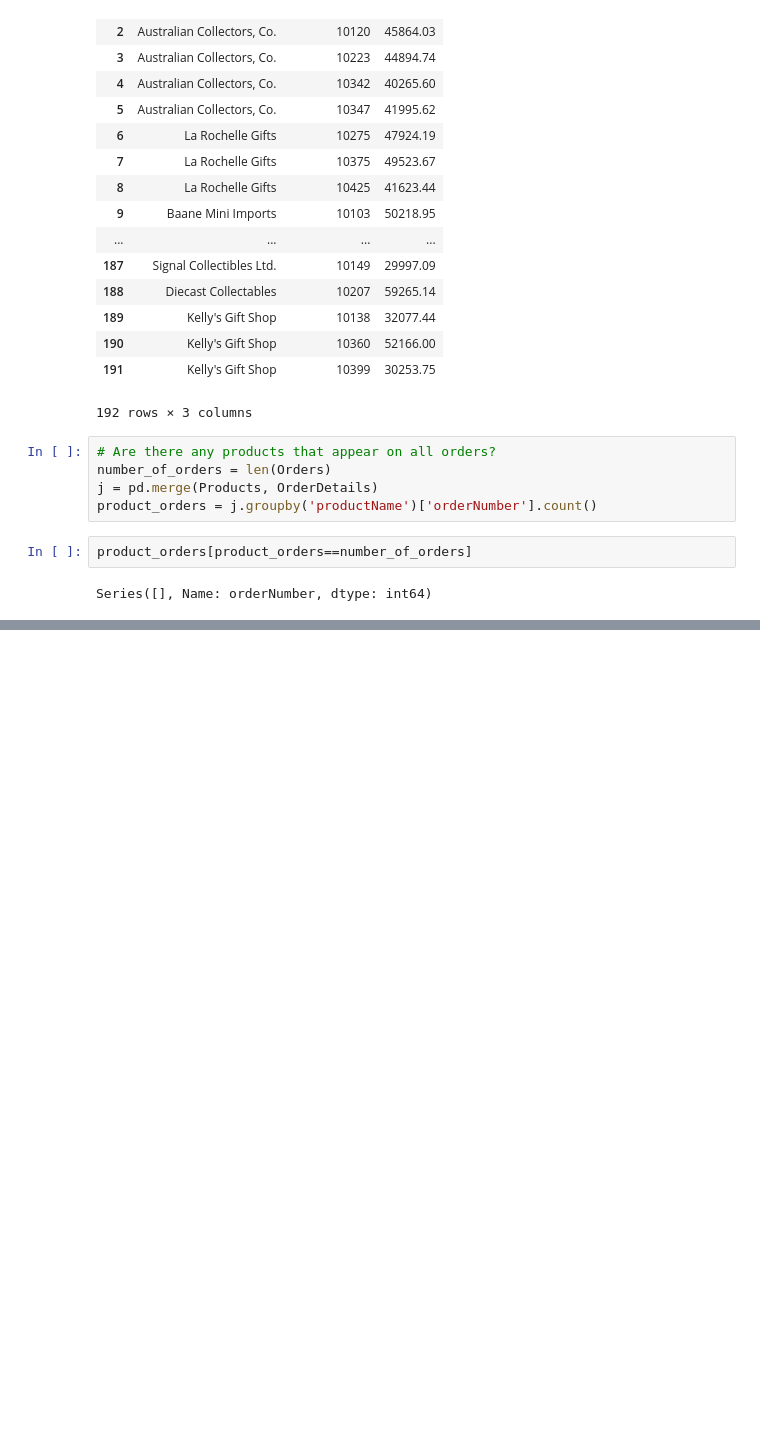
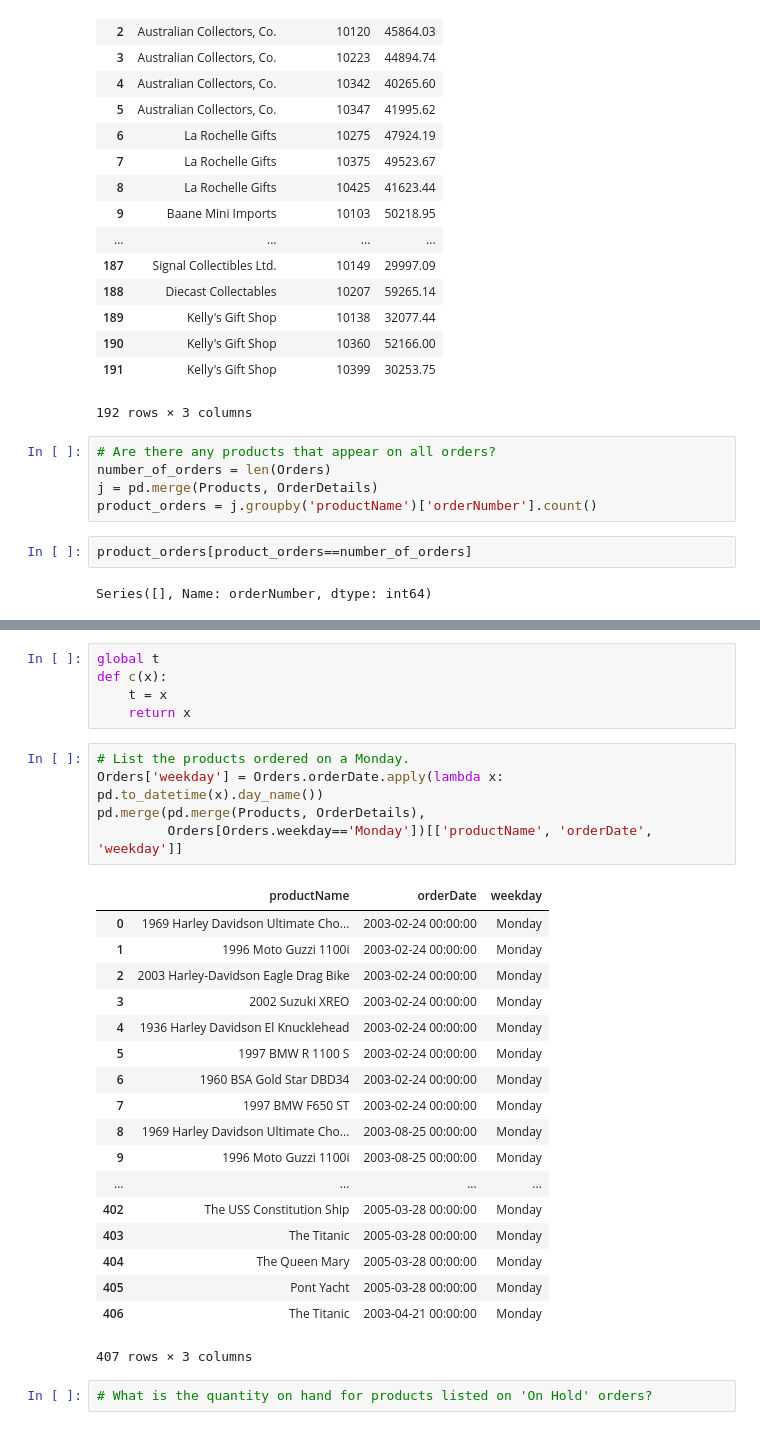
Before and after one commit to hanisaf/mist5730-6380-spring2020, a Jupyter notebook: 20-warmup-sol.ipynb, the cells around one changed output, grey strips where cells are left out. Cells and saved outputs as stored; diff of their text form; blank space fills up the shorter version.

```diff
--- a/20-warmup-sol.ipynb
+++ b/20-warmup-sol.ipynb
@@ -307,0 +355,31 @@ Series([], Name: orderNumber, dtype: int64)
+# %%
+global t
+def c(x):
+    t = x
+    return x
+# %%
+# List the products ordered on a Monday.
+Orders['weekday'] = Orders.orderDate.apply(lambda x: pd.to_datetime(x).day_name())
+pd.merge(pd.merge(Products, OrderDetails),
+         Orders[Orders.weekday=='Monday'])[['productName', 'orderDate', 'weekday']]
+# %% [output]
+|  | productName | orderDate | weekday |
+| 0 | 1969 Harley Davidson Ultimate Cho... | 2003-02-24 00:00:00 | Monday |
+| 1 | 1996 Moto Guzzi 1100i | 2003-02-24 00:00:00 | Monday |
+| 2 | 2003 Harley-Davidson Eagle Drag Bike | 2003-02-24 00:00:00 | Monday |
+| 3 | 2002 Suzuki XREO | 2003-02-24 00:00:00 | Monday |
+| 4 | 1936 Harley Davidson El Knucklehead | 2003-02-24 00:00:00 | Monday |
+| 5 | 1997 BMW R 1100 S | 2003-02-24 00:00:00 | Monday |
+| 6 | 1960 BSA Gold Star DBD34 | 2003-02-24 00:00:00 | Monday |
+| 7 | 1997 BMW F650 ST | 2003-02-24 00:00:00 | Monday |
+| 8 | 1969 Harley Davidson Ultimate Cho... | 2003-08-25 00:00:00 | Monday |
+| 9 | 1996 Moto Guzzi 1100i | 2003-08-25 00:00:00 | Monday |
+| ... | ... | ... | ... |
+| 402 | The USS Constitution Ship | 2005-03-28 00:00:00 | Monday |
+| 403 | The Titanic | 2005-03-28 00:00:00 | Monday |
+| 404 | The Queen Mary | 2005-03-28 00:00:00 | Monday |
+| 405 | Pont Yacht | 2005-03-28 00:00:00 | Monday |
+| 406 | The Titanic | 2003-04-21 00:00:00 | Monday |
+407 rows × 3 columns
+# %%
+# What is the quantity on hand for products listed on 'On Hold' orders?
```
Also changed, not shown: parts of 4 cells of this notebook, 1 other file.
